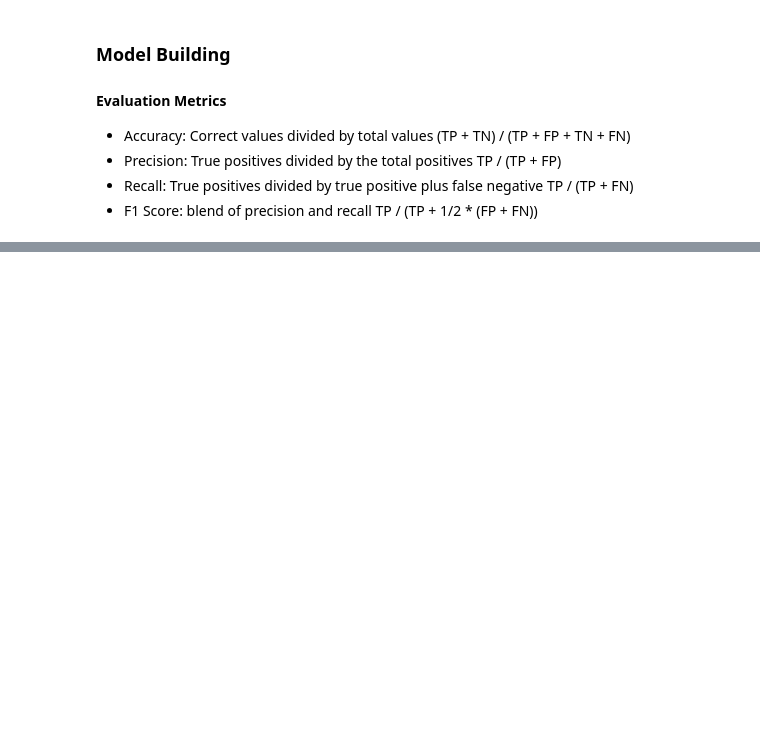
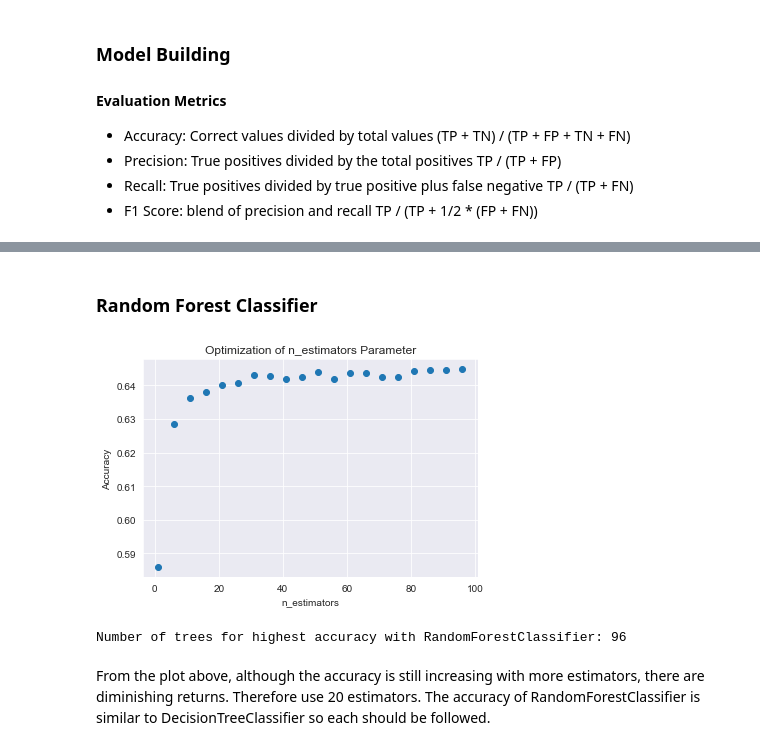
Before and after one commit to t-will-gillis/portfolio-ok_cupid_date-a-scientist, a Jupyter notebook: date-a-scientist.ipynb, the cells around one changed output, grey strips where cells are left out. Cells and saved outputs as stored; diff of their text form; code cells hidden in the pictures; blank space fills up the shorter version.

```diff
--- a/date-a-scientist.ipynb
+++ b/date-a-scientist.ipynb
@@ -1516,0 +1438,29 @@ Is the model overfit? Possibly. Adding more variables continues to increase the
+# %% [markdown]
+### Random Forest Classifier
+# %%
+from sklearn.ensemble import RandomForestClassifier
+
+# First, iterate through classifier to find optimum tree depth
+trees = 100
+scores = []
+
+for n in range(1, trees + 1,5):
+    forest = RandomForestClassifier(n_estimators=n, random_state=0)
+    forest.fit(X_train, y_train)
+    scores.append(forest.score(X_test, y_test))
+
+# Plot n_estimators vs Accuracy
+plt.scatter(range(1, trees + 1,5), scores)
+plt.title('Optimization of n_estimators Parameter')
+plt.xlabel('n_estimators')
+plt.ylabel('Accuracy')
+plt.show()
+
+# Print the optimized number of trees
+print('\nNumber of trees for highest accuracy with RandomForestClassifier: {}'\
+      .format(range(1, trees + 1,5)[scores.index(max(scores))]))
+# %% [output]
+[figure, added]
+Number of trees for highest accuracy with RandomForestClassifier: 96
+# %% [markdown]
+From the plot above, although the accuracy is still increasing with more estimators, there are diminishing returns. Therefore use 20 estimators. The accuracy of RandomForestClassifier is similar to DecisionTreeClassifier so each should be followed.
```
Also changed, not shown: parts of 55 cells of this notebook, 1 other file.
